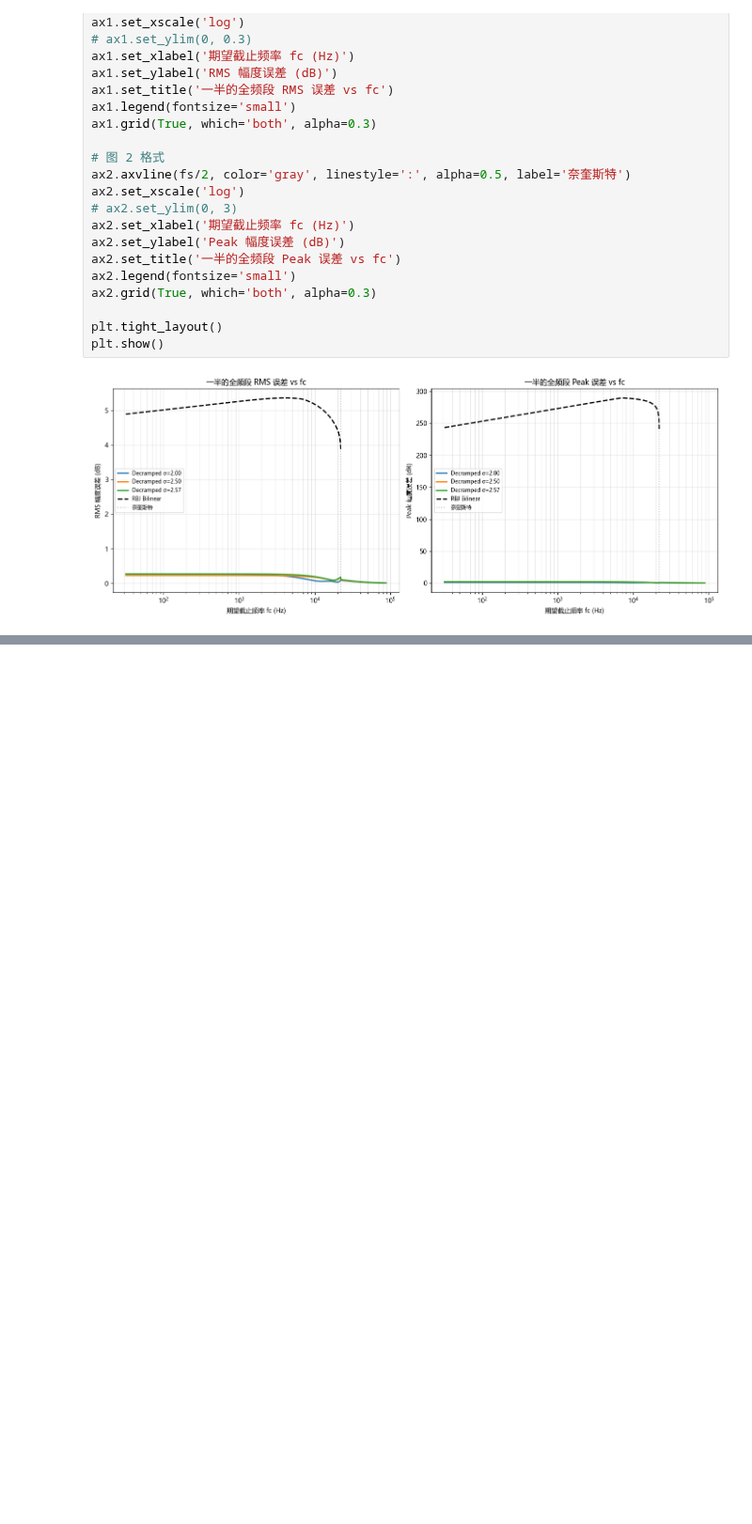
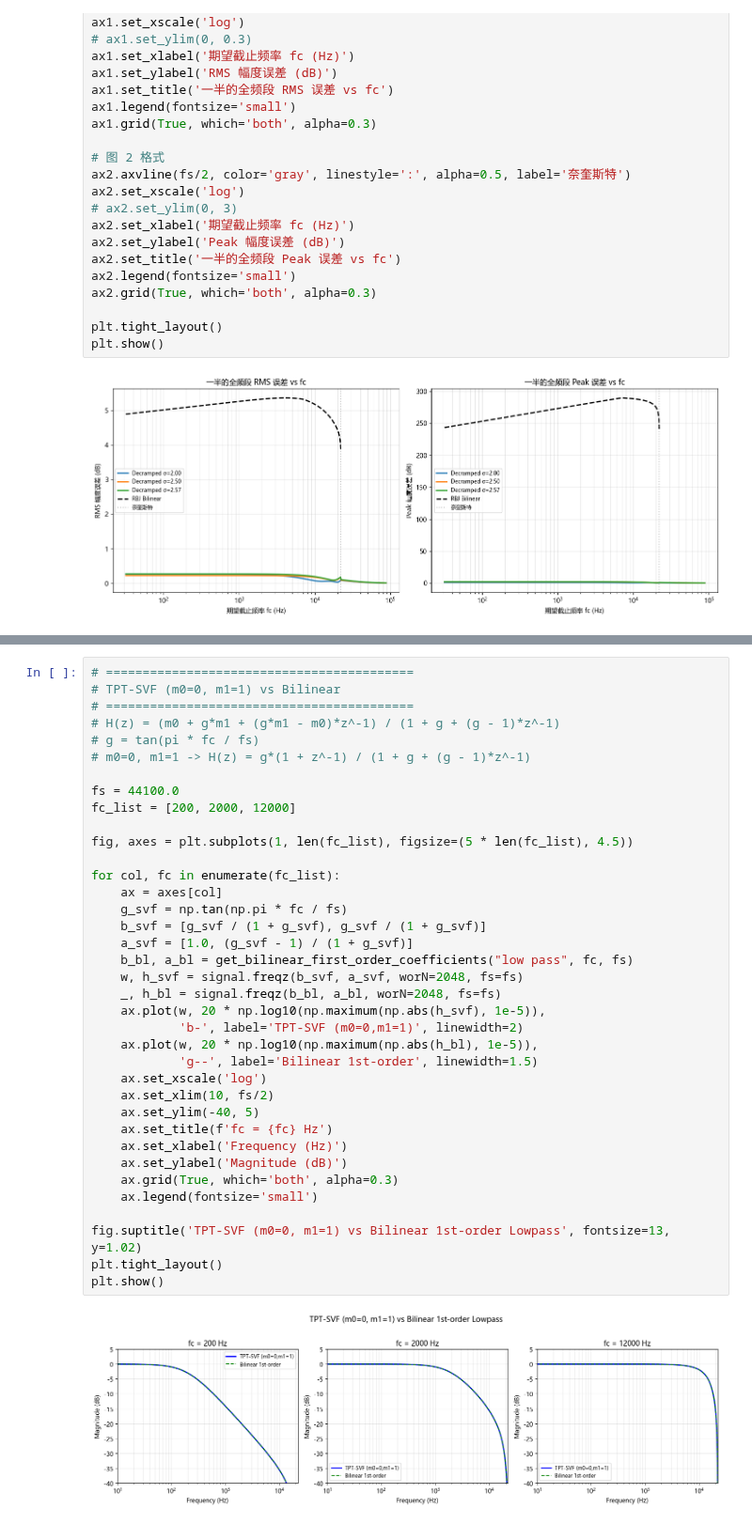
Before and after one commit to a5632645/qwqdsp, a Jupyter notebook: notebooks/ivantsovy.ipynb, the cells around one changed output, grey strips where cells are left out. Shown at 94% size. Saved outputs shown, nothing was run; the diff lists cells and outputs as text; blank space fills up the shorter version.

```diff
--- a/notebooks/ivantsovy.ipynb
+++ b/notebooks/ivantsovy.ipynb
@@ -636,0 +816,39 @@ plt.show()
+# %%
+# ==========================================
+# TPT-SVF (m0=0, m1=1) vs Bilinear
+# ==========================================
+# H(z) = (m0 + g*m1 + (g*m1 - m0)*z^-1) / (1 + g + (g - 1)*z^-1)
+# g = tan(pi * fc / fs)
+# m0=0, m1=1 -> H(z) = g*(1 + z^-1) / (1 + g + (g - 1)*z^-1)
+
+fs = 44100.0
+fc_list = [200, 2000, 12000]
+
+fig, axes = plt.subplots(1, len(fc_list), figsize=(5 * len(fc_list), 4.5))
+
+for col, fc in enumerate(fc_list):
+    ax = axes[col]
+    g_svf = np.tan(np.pi * fc / fs)
+    b_svf = [g_svf / (1 + g_svf), g_svf / (1 + g_svf)]
+    a_svf = [1.0, (g_svf - 1) / (1 + g_svf)]
+    b_bl, a_bl = get_bilinear_first_order_coefficients("low pass", fc, fs)
+    w, h_svf = signal.freqz(b_svf, a_svf, worN=2048, fs=fs)
+    _, h_bl = signal.freqz(b_bl, a_bl, worN=2048, fs=fs)
+    ax.plot(w, 20 * np.log10(np.maximum(np.abs(h_svf), 1e-5)),
+            'b-', label='TPT-SVF (m0=0,m1=1)', linewidth=2)
+    ax.plot(w, 20 * np.log10(np.maximum(np.abs(h_bl), 1e-5)),
+            'g--', label='Bilinear 1st-order', linewidth=1.5)
+    ax.set_xscale('log')
+    ax.set_xlim(10, fs/2)
+    ax.set_ylim(-40, 5)
+    ax.set_title(f'fc = {fc} Hz')
+    ax.set_xlabel('Frequency (Hz)')
+    ax.set_ylabel('Magnitude (dB)')
+    ax.grid(True, which='both', alpha=0.3)
+    ax.legend(fontsize='small')
+
+fig.suptitle('TPT-SVF (m0=0, m1=1) vs Bilinear 1st-order Lowpass', fontsize=13, y=1.02)
+plt.tight_layout()
+plt.show()
+# %% [output]
+[figure, added]
```
Also changed, not shown: parts of 7 cells of this notebook.
